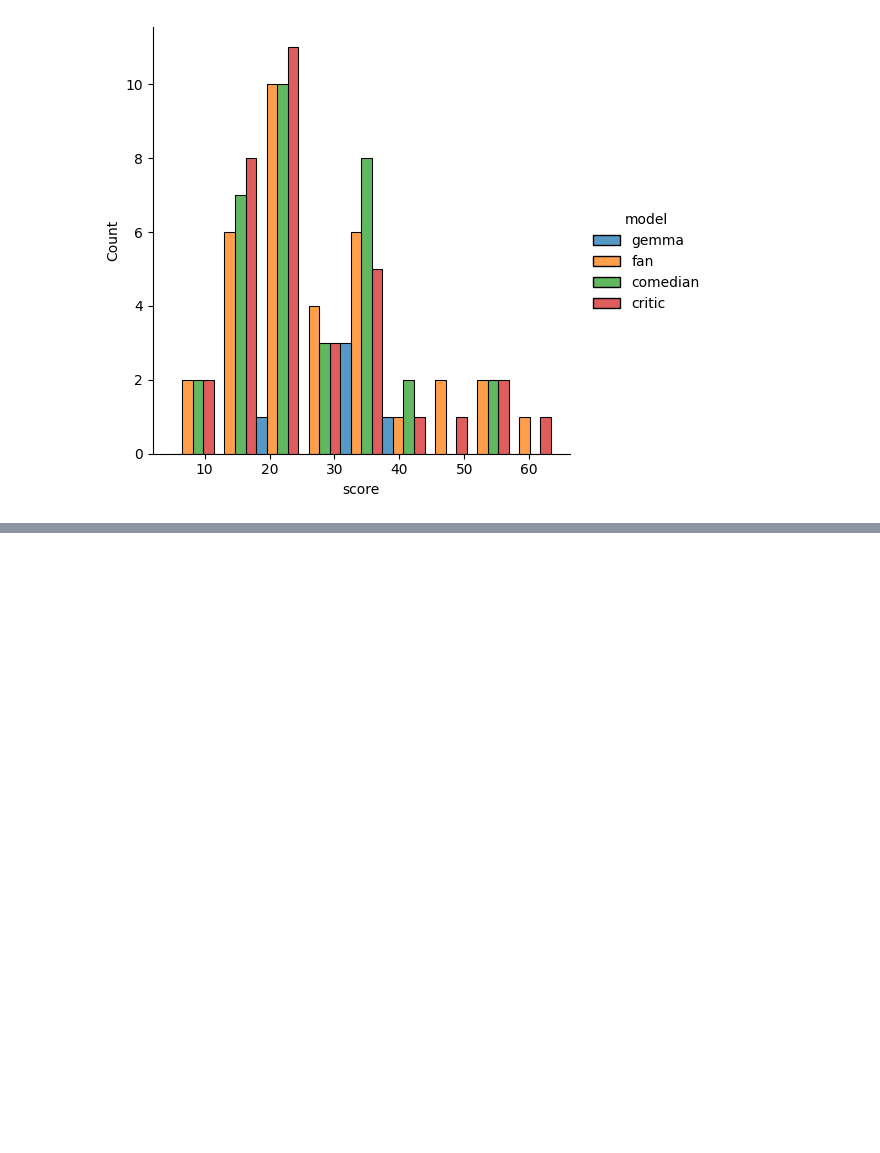
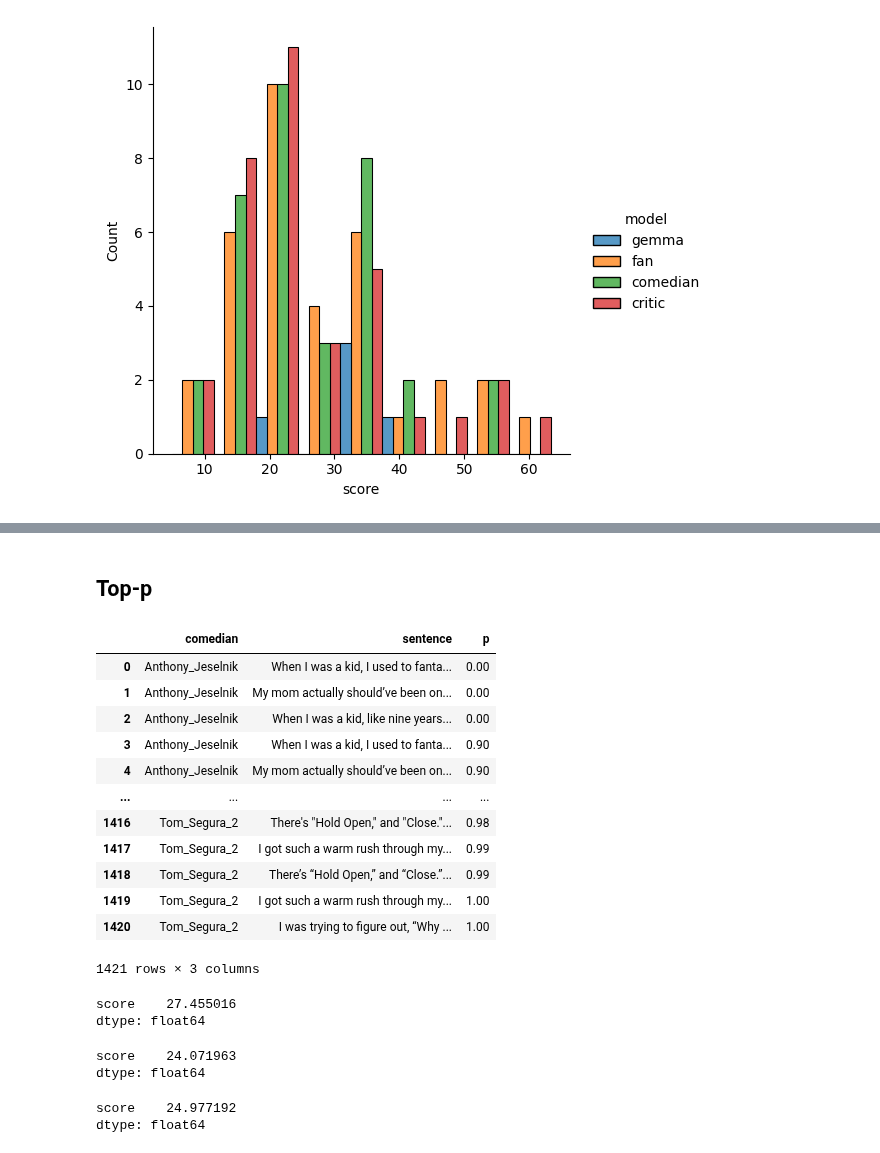
Before and after one commit to swaggirl9000/humor, a Jupyter notebook: notebooks/base_metric_comparison.ipynb, the cells around one changed output, grey strips where cells are left out. Saved outputs shown, nothing was run; the diff lists cells and outputs as text; code cells hidden in the pictures; blank space fills up the shorter version.

```diff
--- a/notebooks/base_metric_comparison.ipynb
+++ b/notebooks/base_metric_comparison.ipynb
@@ -658,0 +758,20 @@ sns.displot(df, x="score", hue="model", kind="hist", shrink=1, multiple="stack")
+# %% [markdown]
+## Top-p
+# %%
+top_p = pd.read_csv("/home/ada/humor/data/stand_up_dataset/p_sample - Sheet1.csv")
+# %%
+top_p
+# %% [output]
+|  | comedian | sentence | p |
+| 0 | Anthony_Jeselnik | When I was a kid, I used to fanta... | 0.00 |
+| 1 | Anthony_Jeselnik | My mom actually should’ve been on... | 0.00 |
+| 2 | Anthony_Jeselnik | When I was a kid, like nine years... | 0.00 |
+| 3 | Anthony_Jeselnik | When I was a kid, I used to fanta... | 0.90 |
+| 4 | Anthony_Jeselnik | My mom actually should’ve been on... | 0.90 |
+| ... | ... | ... | ... |
+| 1416 | Tom_Segura_2 | There's "Hold Open," and "Close."... | 0.98 |
+| 1417 | Tom_Segura_2 | I got such a warm rush through my... | 0.99 |
+| 1418 | Tom_Segura_2 | There’s “Hold Open,” and “Close.”... | 0.99 |
+| 1419 | Tom_Segura_2 | I got such a warm rush through my... | 1.00 |
+| 1420 | Tom_Segura_2 | I was trying to figure out, “Why ... | 1.00 |
+1421 rows × 3 columns
@@ -658,0 +795,18 @@ sns.displot(df, x="score", hue="model", kind="hist", shrink=1, multiple="stack")
+# %%
+p0_metric = bipartite_metric(p_0, ground_truth)
+p0_metric.mean()
+# %% [output]
+score    27.455016
+dtype: float64
+# %%
+p9_metric = bipartite_metric(p_9, ground_truth)
+p9_metric.mean()
+# %% [output]
+score    24.071963
+dtype: float64
+# %%
+p91_metric = bipartite_metric(p_91, ground_truth)
+p91_metric.mean()
+# %% [output]
+score    24.977192
+dtype: float64
```
Also changed, not shown: parts of 32 cells of this notebook, 3 other files.
